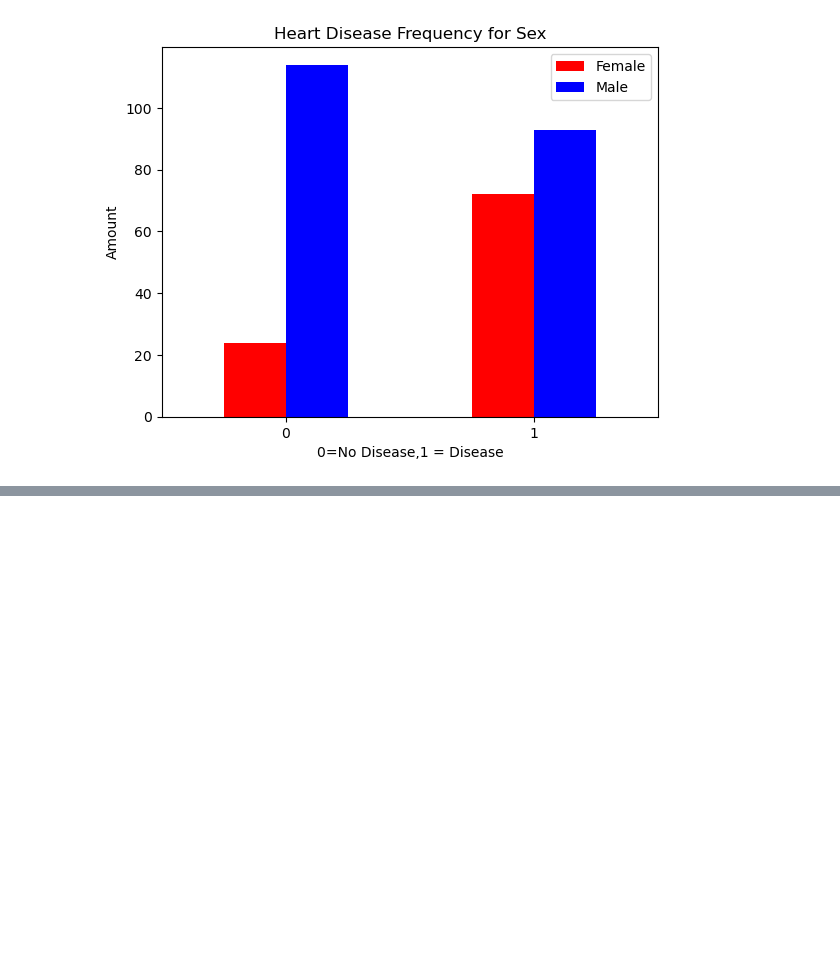
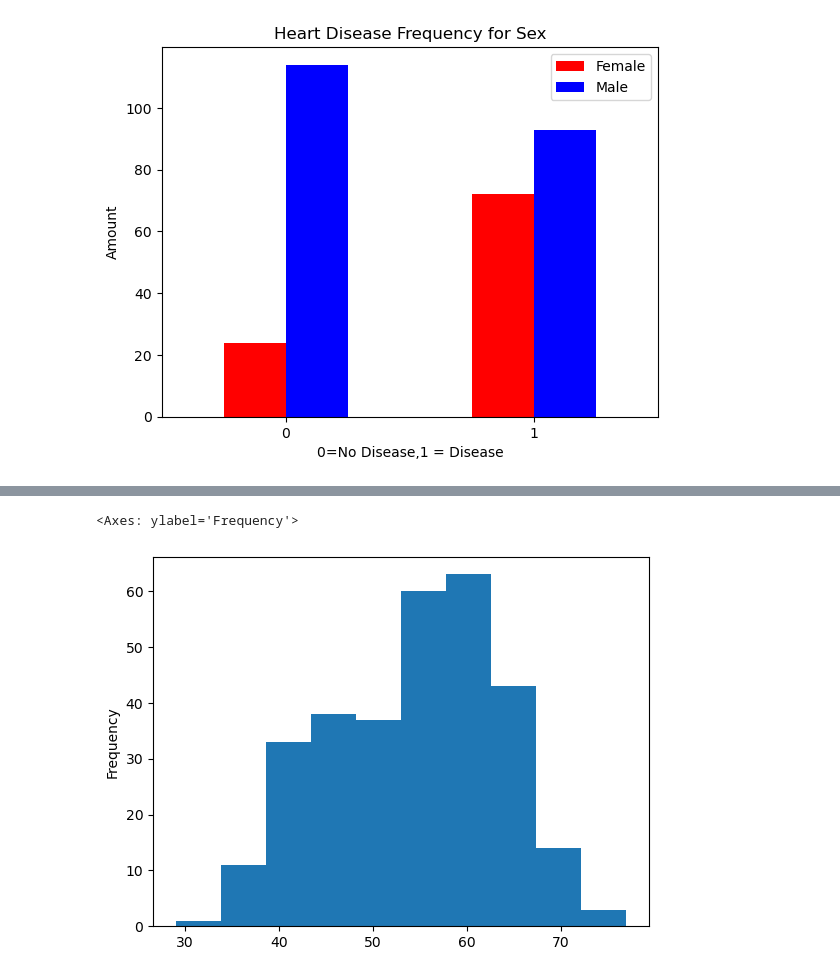
Before and after one commit to cemmanuelonyema/Heart_ML_FirstProject, a Jupyter notebook: Heart_AML_Course.ipynb, the cells around one changed output, grey strips where cells are left out. Cells and saved outputs as stored; diff of their text form; code cells hidden in the pictures; blank space fills up the shorter version.

```diff
--- a/Heart_AML_Course.ipynb
+++ b/Heart_AML_Course.ipynb
@@ -173,0 +193,6 @@ plt.xticks(rotation=0)
+# %%
+#CHECK FOR DISTRIBUTION with histogram
+df.age.plot.hist()
+# %% [output]
+<Axes: ylabel='Frequency'>
+[figure, added]
```
Also changed, not shown: parts of 4 cells of this notebook.
